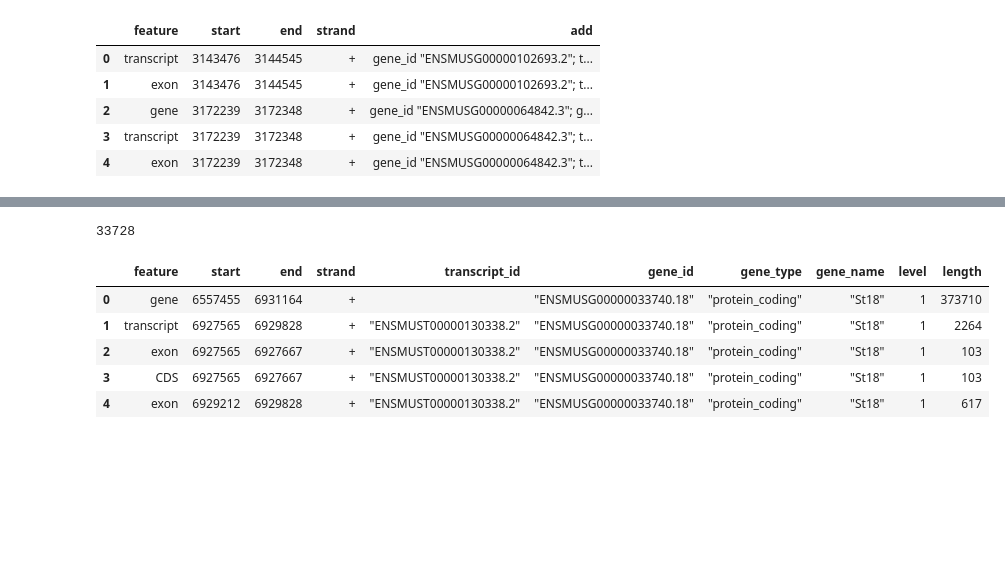
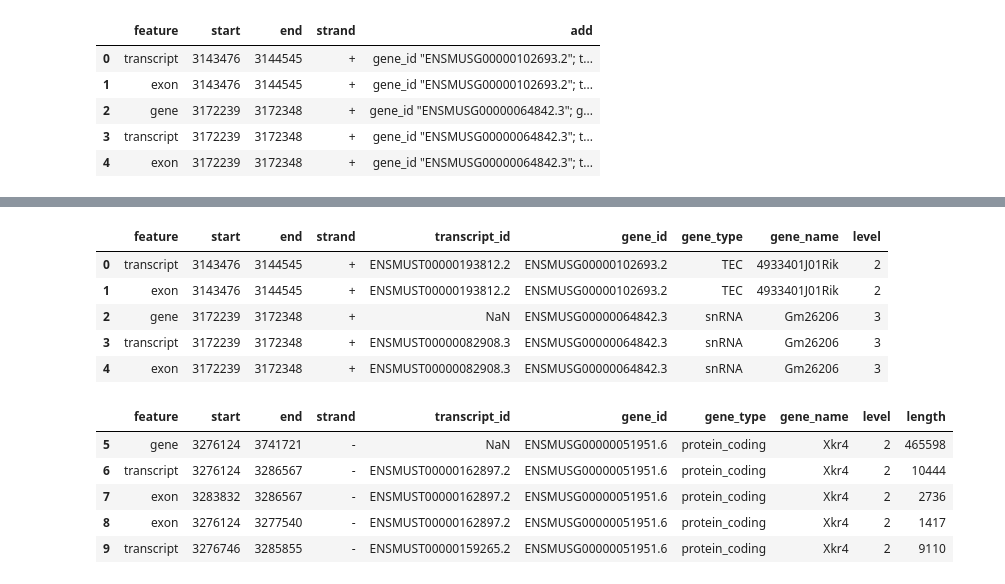
Before and after one commit to kangjunseo/Bioinformatics, a Jupyter notebook: QBioLab_Internship/Mission3.ipynb, the cells around one changed output, grey strips where cells are left out. Drawn from its saved outputs; the diff is of its cells as text; code cells hidden in the pictures; blank space fills up the shorter version.

```diff
--- a/QBioLab_Internship/Mission3.ipynb
+++ b/QBioLab_Internship/Mission3.ipynb
@@ -120,16 +122,6 @@ print(9092-7244)
 - non coding genes
 - gene level not 1
 - (+) strand
-# %%
-def parse_add(add):
-    ret_dict = {'transcript_id':''}
-    valid = ['gene_id','transcript_id','gene_type','gene_name','level']
-    for row in add.split(';'):
-        kv_pair = row.split()
-        if len(kv_pair)<=1 : continue
-        if kv_pair[0] in valid:
-            ret_dict[kv_pair[0]]=kv_pair[1]
-    return list(ret_dict.values())
 # %%
 GTF_df = pd.read_csv(path, header=5, delimiter='\t')
 GTF_df.columns=['chr','ann','feature','start','end','score','strand','phase','add']
@@ -190,0 +146,16 @@ time : 3.1884045600891113
+# %%
+def parse_add(add):
+    ret_dict = {'transcript_id':'NaN'}
+    valid = ['gene_id','transcript_id','gene_type','gene_name','level']
+    for row in add.split(';'):
+        kv_pair = row.split()
+        if len(kv_pair)<=1 : continue
+        if kv_pair[0] in valid:
+            ret_dict[kv_pair[0]]=kv_pair[1]
+    return [val.replace('"','') for val in ret_dict.values()]
+# %%
+add_table = []
+for row in GTF_df['add']:
+    add_table.append(parse_add(row))
+add_df = pd.DataFrame(add_table)
+add_df.head()
@@ -191,15 +169,23 @@ time : 3.1884045600891113
+# %%
+GTF_df2 = pd.concat([GTF_df_compact,add_df], axis=1)
+GTF_df2 = GTF_df2.drop(columns=['add'])
+GTF_df2.columns = ['feature','start','end','strand','transcript_id','gene_id','gene_type','gene_name','level']
+GTF_df2.head()
+# %% [output]
+|  | feature | start | end | strand | transcript_id | gene_id | gene_type | gene_name | level |
+| 0 | transcript | 3143476 | 3144545 | + | ENSMUST00000193812.2 | ENSMUSG00000102693.2 | TEC | 4933401J01Rik | 2 |
+| 1 | exon | 3143476 | 3144545 | + | ENSMUST00000193812.2 | ENSMUSG00000102693.2 | TEC | 4933401J01Rik | 2 |
+| 2 | gene | 3172239 | 3172348 | + | NaN | ENSMUSG00000064842.3 | snRNA | Gm26206 | 3 |
+| 3 | transcript | 3172239 | 3172348 | + | ENSMUST00000082908.3 | ENSMUSG00000064842.3 | snRNA | Gm26206 | 3 |
+| 4 | exon | 3172239 | 3172348 | + | ENSMUST00000082908.3 | ENSMUSG00000064842.3 | snRNA | Gm26206 | 3 |
 # %%
-print(len(GTF_df))
-GTF_df['start'] = GTF_df['start'].astype('int')
-GTF_df['end'] = GTF_df['end'].astype('int')
-GTF_df['length'] = GTF_df['end']-GTF_df['start']+1
-GTF_df_plus = GTF_df[GTF_df['strand']=='+']
-GTF_df_plus.head()
+GTF_df2 = GTF_df2[GTF_df2['gene_type']=='protein_coding']
+GTF_df2 = GTF_df2[(GTF_df2['level']=='1')|(GTF_df2['level']=='2')]
+GTF_df2['length'] = GTF_df2['end']-GTF_df2['start']+1
 # %% [output]
-33728
 |  | feature | start | end | strand | transcript_id | gene_id | gene_type | gene_name | level | length |
-| 0 | gene | 6557455 | 6931164 | + |  | "ENSMUSG00000033740.18" | "protein_coding" | "St18" | 1 | 373710 |
-| 1 | transcript | 6927565 | 6929828 | + | "ENSMUST00000130338.2" | "ENSMUSG00000033740.18" | "protein_coding" | "St18" | 1 | 2264 |
-| 2 | exon | 6927565 | 6927667 | + | "ENSMUST00000130338.2" | "ENSMUSG00000033740.18" | "protein_coding" | "St18" | 1 | 103 |
-| 3 | CDS | 6927565 | 6927667 | + | "ENSMUST00000130338.2" | "ENSMUSG00000033740.18" | "protein_coding" | "St18" | 1 | 103 |
-| 4 | exon | 6929212 | 6929828 | + | "ENSMUST00000130338.2" | "ENSMUSG00000033740.18" | "protein_coding" | "St18" | 1 | 617 |
+| 5 | gene | 3276124 | 3741721 | - | NaN | ENSMUSG00000051951.6 | protein_coding | Xkr4 | 2 | 465598 |
+| 6 | transcript | 3276124 | 3286567 | - | ENSMUST00000162897.2 | ENSMUSG00000051951.6 | protein_coding | Xkr4 | 2 | 10444 |
+| 7 | exon | 3283832 | 3286567 | - | ENSMUST00000162897.2 | ENSMUSG00000051951.6 | protein_coding | Xkr4 | 2 | 2736 |
+| 8 | exon | 3276124 | 3277540 | - | ENSMUST00000162897.2 | ENSMUSG00000051951.6 | protein_coding | Xkr4 | 2 | 1417 |
+| 9 | transcript | 3276746 | 3285855 | - | ENSMUST00000159265.2 | ENSMUSG00000051951.6 | protein_coding | Xkr4 | 2 | 9110 |
```
Also changed, not shown: parts of 10 cells of this notebook.
